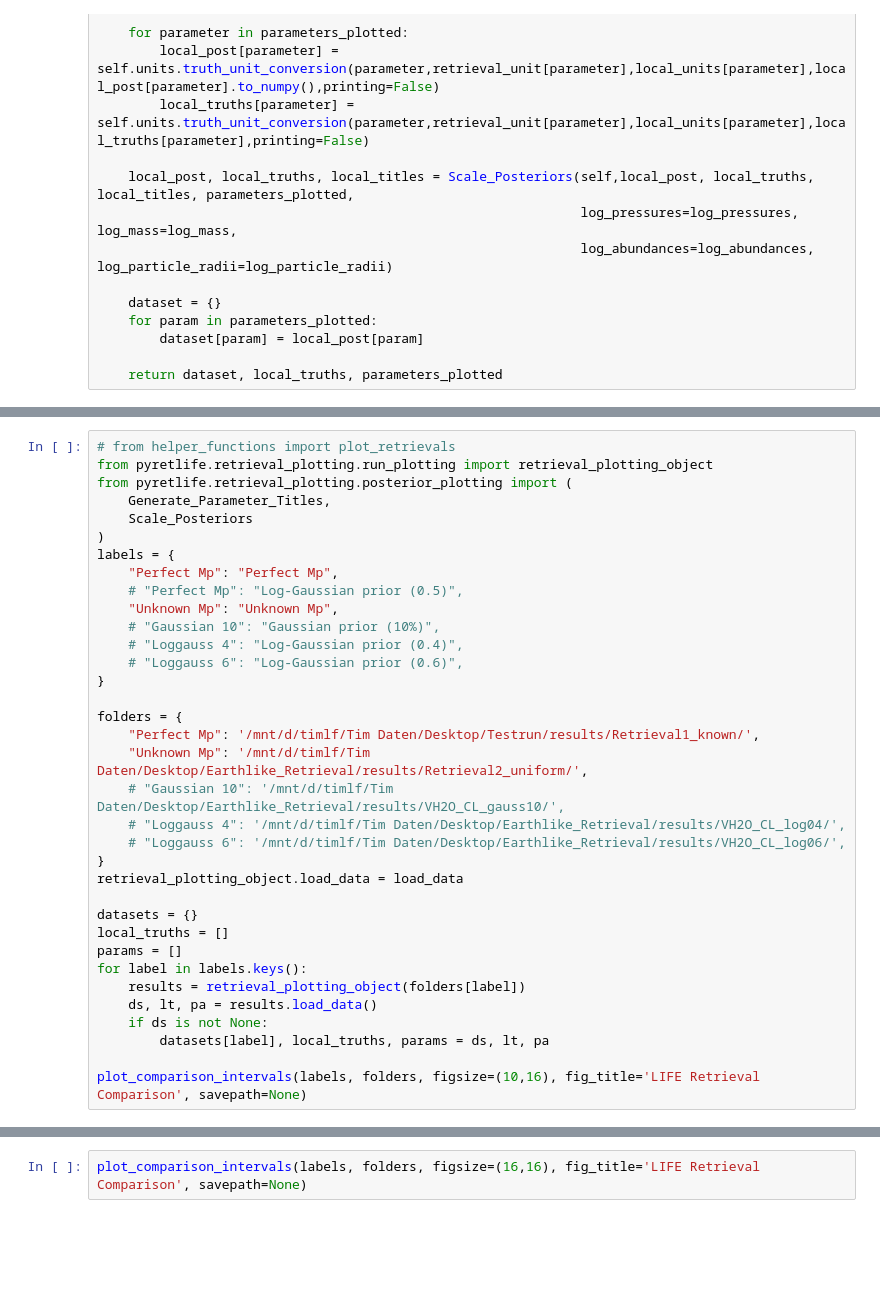
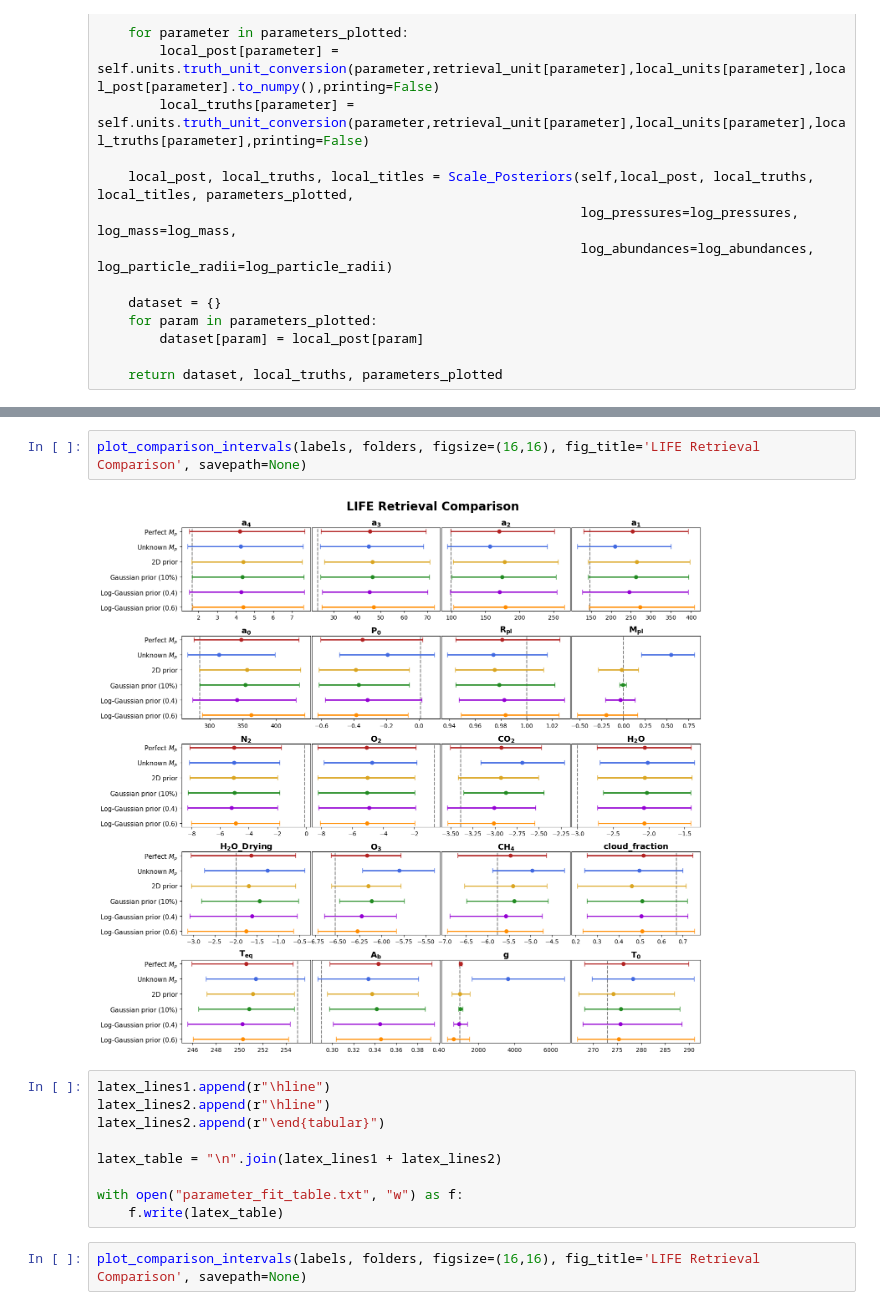
Before and after one commit to Tim171717/Semester_Project_Too, a Jupyter notebook: Testing.ipynb, the cells around one changed output, grey strips where cells are left out. Cells and saved outputs as stored; diff of their text form; blank space fills up the shorter version.

```diff
--- a/Testing.ipynb
+++ b/Testing.ipynb
@@ -544,38 +601,3 @@ def plot_comparison_intervals(
         plt.savefig(savepath, dpi=200, bbox_inches="tight")
 
     plt.show()
-# %%
-# from helper_functions import plot_retrievals
-from pyretlife.retrieval_plotting.run_plotting import retrieval_plotting_object
-from pyretlife.retrieval_plotting.posterior_plotting import (
-    Generate_Parameter_Titles,
-    Scale_Posteriors
-)
-labels = {
-    "Perfect Mp": "Perfect Mp",
-    # "Perfect Mp": "Log-Gaussian prior (0.5)",
-    "Unknown Mp": "Unknown Mp",
-    # "Gaussian 10": "Gaussian prior (10%)",
-    # "Loggauss 4": "Log-Gaussian prior (0.4)",
-    # "Loggauss 6": "Log-Gaussian prior (0.6)",
-}
-
-folders = {
-    "Perfect Mp": '/mnt/d/timlf/Tim Daten/Desktop/Testrun/results/Retrieval1_known/',
-    "Unknown Mp": '/mnt/d/timlf/Tim Daten/Desktop/Earthlike_Retrieval/results/Retrieval2_uniform/',
-    # "Gaussian 10": '/mnt/d/timlf/Tim Daten/Desktop/Earthlike_Retrieval/results/VH2O_CL_gauss10/',
-    # "Loggauss 4": '/mnt/d/timlf/Tim Daten/Desktop/Earthlike_Retrieval/results/VH2O_CL_log04/',
-    # "Loggauss 6": '/mnt/d/timlf/Tim Daten/Desktop/Earthlike_Retrieval/results/VH2O_CL_log06/',
-}
-retrieval_plotting_object.load_data = load_data
-
-datasets = {}
-local_truths = []
-params = []
-for label in labels.keys():
-    results = retrieval_plotting_object(folders[label])
-    ds, lt, pa = results.load_data()
-    if ds is not None:
-        datasets[label], local_truths, params = ds, lt, pa
-
-plot_comparison_intervals(labels, folders, figsize=(10,16), fig_title='LIFE Retrieval Comparison', savepath=None)
@@ -601,3 +604,16 @@ Loaded previously calculated abundance profiles from /mnt/d/timlf/Tim Daten/Desk
+# %%
+plot_comparison_intervals(labels, folders, figsize=(16,16), fig_title='LIFE Retrieval Comparison', savepath=None)
+# %% [output]
+[figure, added]
+# %%
+latex_lines1.append(r"\hline")
+latex_lines2.append(r"\hline")
+latex_lines2.append(r"\end{tabular}")
+
+latex_table = "\n".join(latex_lines1 + latex_lines2)
+
+with open("parameter_fit_table.txt", "w") as f:
+    f.write(latex_table)
 # %%
 plot_comparison_intervals(labels, folders, figsize=(16,16), fig_title='LIFE Retrieval Comparison', savepath=None)
 # %% [output]
```
Also changed, not shown: parts of 21 cells of this notebook, 2 other files.
